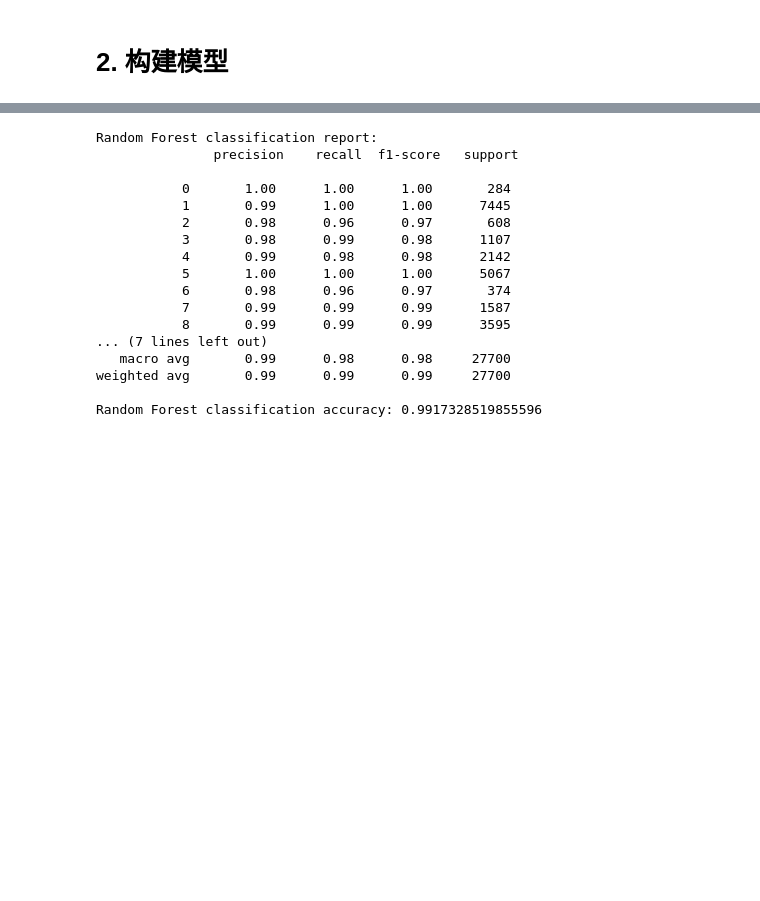
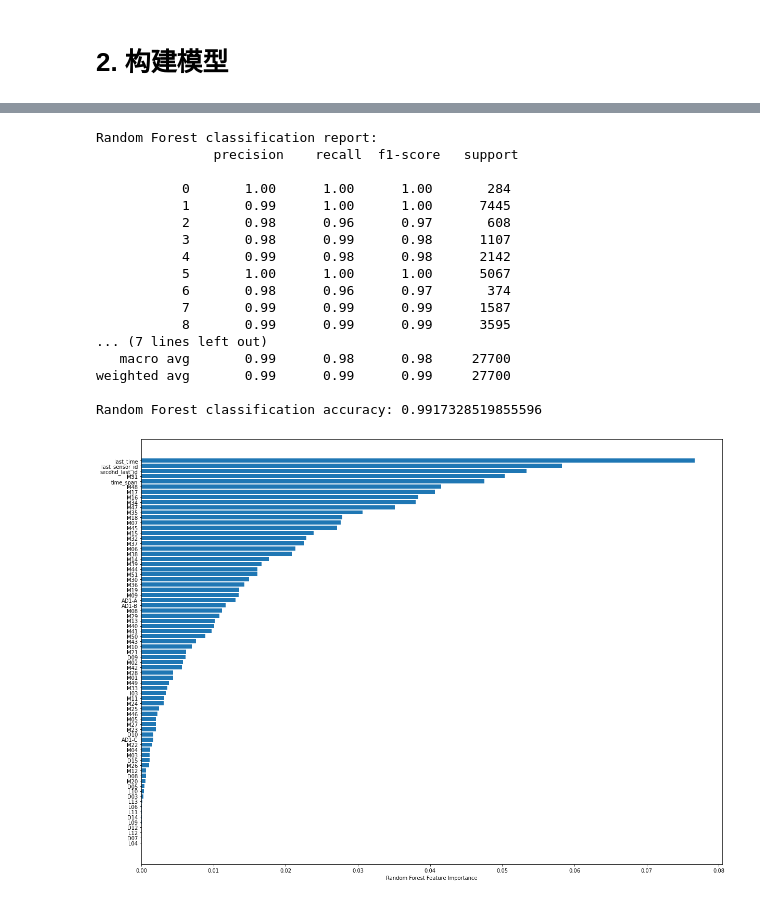
Before and after one commit to wendiganyu/IOTPhase2, a Jupyter notebook: ActivityRecognition.ipynb, the cells around one changed output, grey strips where cells are left out. Saved outputs shown, nothing was run; the diff lists cells and outputs as text; code cells hidden in the pictures; blank space fills up the shorter version.

```diff
--- a/ActivityRecognition.ipynb
+++ b/ActivityRecognition.ipynb
@@ -569,7 +569,7 @@ def DecisionTree_Classifier(x_train, x_valid_test, y_train, y_valid_test):
 
 
 
-def RF_Classifier(x_train, x_valid_test, y_train, y_valid_test, n_estimators = 100):
+def RF_Classifier(x_train, x_valid_test, y_train, y_valid_test, feature_names, n_estimators = 100):
     """
     First take the training set, and valid or test set as inputs.
     Then classify them binary with RF. Print the information related to classification accuracy.
@@ -586,6 +586,14 @@ def RF_Classifier(x_train, x_valid_test, y_train, y_valid_test, n_estimators = 1
     # Create RF classifier.
     rf = RandomForestClassifier(n_estimators=n_estimators, random_state=0)
     rf.fit(x_train, y_train)  # Fit RF model
+
+    # 画出特征值重要性
+    sorted_idx = rf.feature_importances_.argsort()
+
+    plt.figure(figsize=(20, 15))
+    plt.barh(feature_names[sorted_idx], rf.feature_importances_[sorted_idx])
+    plt.xlabel("Random Forest Feature Importance")
+    plt.savefig("RFFeatureImportance.pdf")
 
     # Plot one of the decision tree
     # text format
@@ -613,6 +621,8 @@ def RF_Classifier(x_train, x_valid_test, y_train, y_valid_test, n_estimators = 1
     accu = metrics.accuracy_score(y_valid_test, y_pred)
     print("Random Forest classification accuracy: " + str(accu))
 
+
+
     return accu, y_pred
 # %%
 # Train with training set and predict on test set.
@@ -638,0 +649,5 @@ Decision Tree classification accuracy: 0.9803249097472925
+# %%
+feature_names = sensor_encoder.inverse_transform(sorted(df.sensor_id.unique()))
+tmp_list = ["last_time", "time_span", "second_last_id", "last_sensor_id"]
+feature_names = np.append(feature_names, tmp_list)
+print(feature_names)
@@ -639,20 +662,21 @@ Decision Tree classification accuracy: 0.9803249097472925
 # %%
-score, _ = RF_Classifier(X_train, X_test, y_train, y_test, n_estimators=300)
+score, _ = RF_Classifier(X_train, X_test, y_train, y_test, feature_names = feature_names, n_estimators=300)
 # %% [output]
 Random Forest classification report:
                precision    recall  f1-score   support
 
            0       1.00      1.00      1.00       284
            1       0.99      1.00      1.00      7445
            2       0.98      0.96      0.97       608
            3       0.98      0.99      0.98      1107
            4       0.99      0.98      0.98      2142
            5       1.00      1.00      1.00      5067
            6       0.98      0.96      0.97       374
            7       0.99      0.99      0.99      1587
            8       0.99      0.99      0.99      3595
 ... (7 lines left out)
    macro avg       0.99      0.98      0.98     27700
 weighted avg       0.99      0.99      0.99     27700
 
 Random Forest classification accuracy: 0.9917328519855596
+[figure, added]
```
Also changed, not shown: parts of 2 cells of this notebook, 1 other file.
